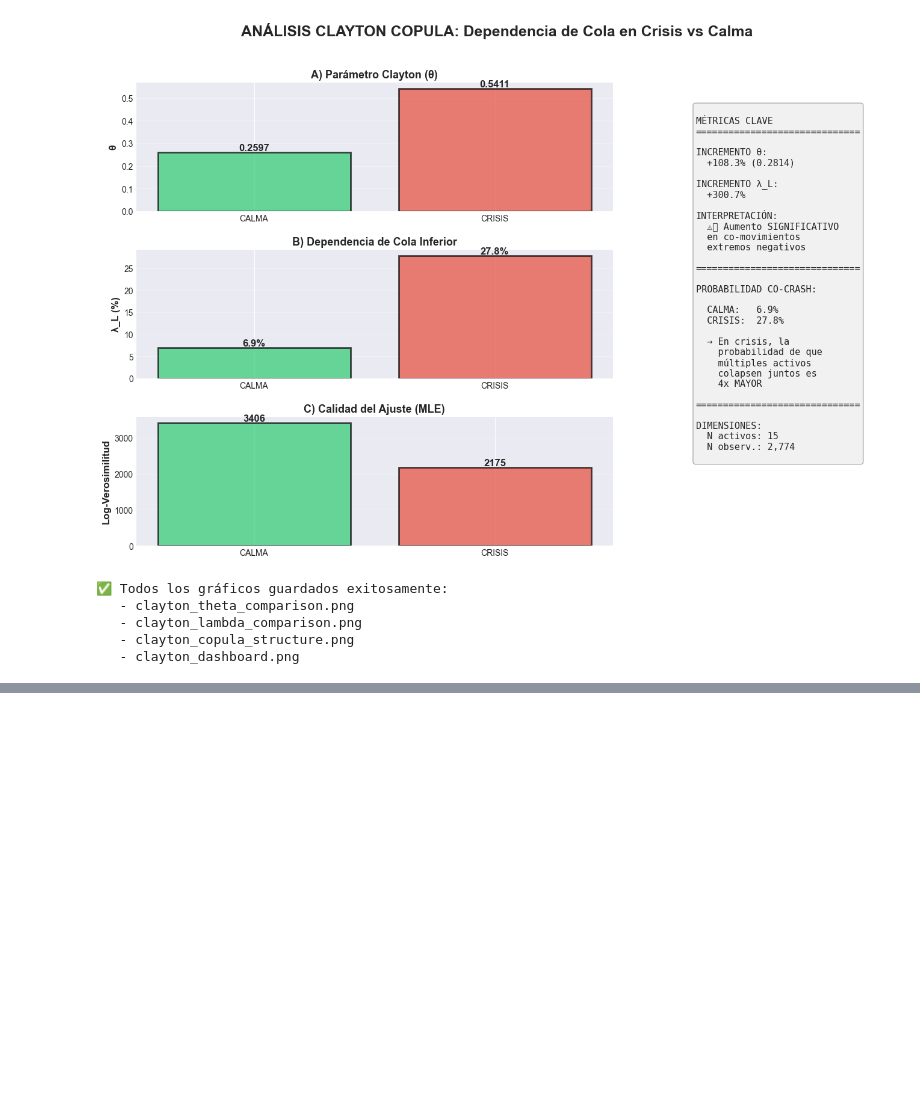
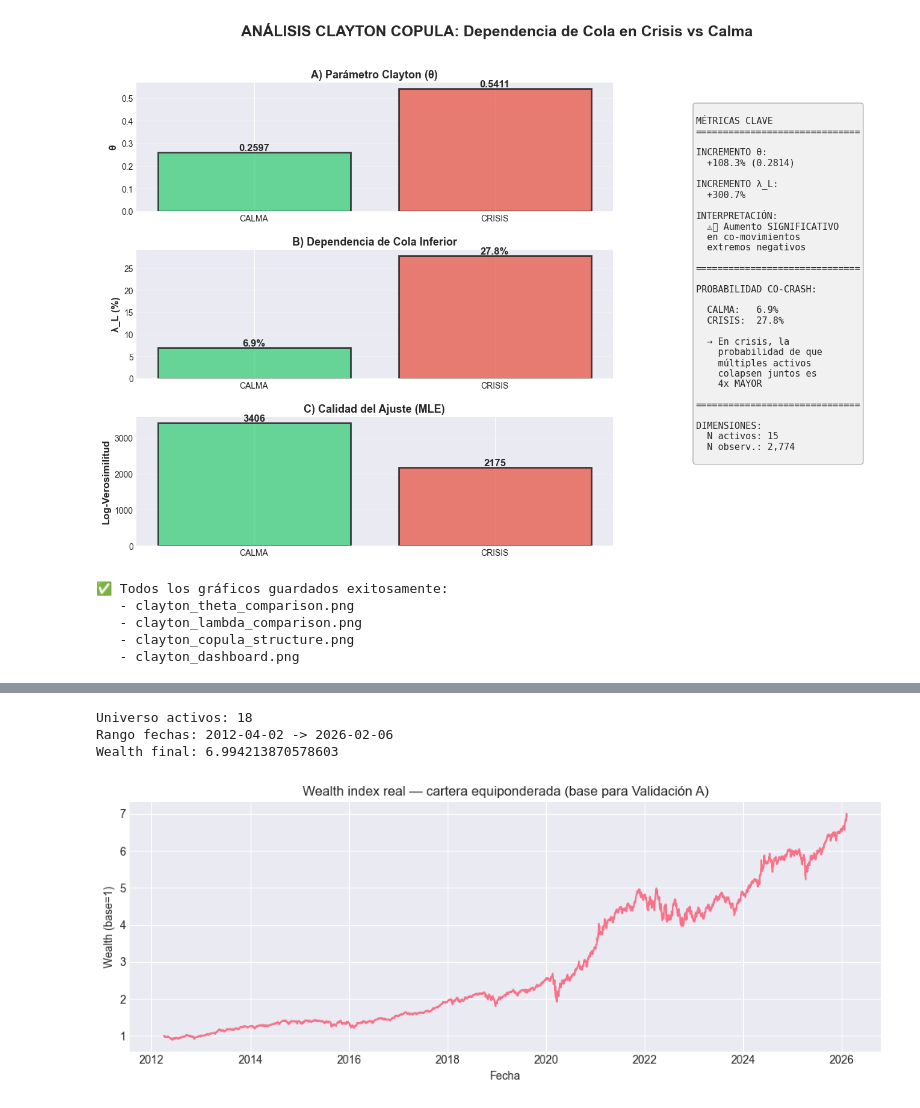
Before and after one commit to marcocorpacriado-pixel/CONTROL_RIESGOS, a Jupyter notebook: notebooks/01_hmm_regimes.ipynb, the cells around one changed output, grey strips where cells are left out. Drawn from its saved outputs; the diff is of its cells as text; code cells hidden in the pictures; blank space fills up the shorter version.

```diff
--- a/notebooks/01_hmm_regimes.ipynb
+++ b/notebooks/01_hmm_regimes.ipynb
@@ -2685,0 +2804,58 @@ print("   - clayton_dashboard.png")
+# %%
+# ----------------------------
+# 1) Selección del DataFrame de retornos a usar
+#    (robusto a nombres de variables)
+# ----------------------------
+if "R2" in globals() and isinstance(R2, pd.DataFrame):
+    returns_df = R2.copy()
+elif "returns_assets_log" in globals() and isinstance(returns_assets_log, pd.DataFrame):
+    returns_df = returns_assets_log.copy()
+else:
+    raise NameError("No encuentro 'R2' ni 'returns_assets_log' en memoria. Carga el DataFrame de retornos primero.")
+
+# Asegurar índice datetime y orden
+returns_df = returns_df.sort_index()
+returns_df.index = pd.to_datetime(returns_df.index)
+
+# Quitar columnas no numéricas (por si acaso)
+returns_df = returns_df.select_dtypes(include=[np.number])
+
+# ----------------------------
+# 2) Cartera equiponderada (log returns)
+# ----------------------------
+assets = returns_df.columns.tolist()
+n_assets = len(assets)
+w = np.ones(n_assets) / n_assets
+w = pd.Series(w, index=assets, name="weight_eq")
+
+# Retorno de cartera (log)
+ret_port_log_real = returns_df.mul(w, axis=1).sum(axis=1)
+ret_port_log_real.name = "ret_port_log_real"
+
+# Wealth index (asumiendo retornos log)
+wealth_real = np.exp(ret_port_log_real.cumsum())
+wealth_real.name = "wealth_real"
+
+print("Universo activos:", n_assets)
+print("Rango fechas:", wealth_real.index.min().date(), "->", wealth_real.index.max().date())
+print("Wealth final:", float(wealth_real.iloc[-1]))
+
+# ----------------------------
+# 3) Gráfico wealth real (referencia)
+# ----------------------------
+plt.figure(figsize=(10,4))
+plt.plot(wealth_real.index, wealth_real.values)
+plt.title("Wealth index real — cartera equiponderada (base para Validación A)")
+plt.xlabel("Fecha")
+plt.ylabel("Wealth (base=1)")
+plt.tight_layout()
+plt.show()
+
+# (Opcional) guardar para reutilizar en otros notebooks/scripts
+# DATA_PROCESSED = PROJECT_ROOT / "data" / "processed"
+# wealth_real.to_frame().to_parquet(DATA_PROCESSED / "wealth_real_eq.parquet")
+# %% [output]
+Universo activos: 18
+Rango fechas: 2012-04-02 -> 2026-02-06
+Wealth final: 6.994213870578603
+[figure, added]
```
Also changed, not shown: parts of 39 cells of this notebook.
